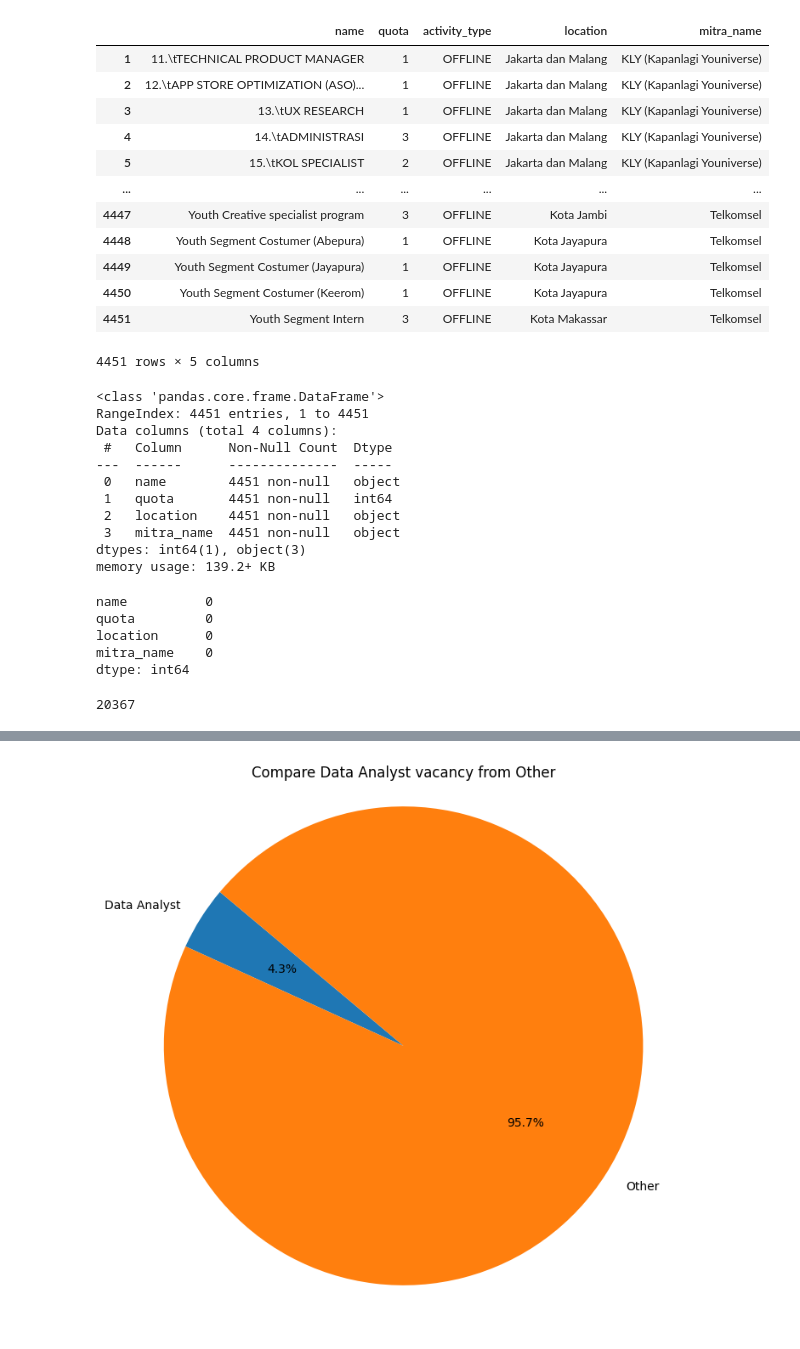
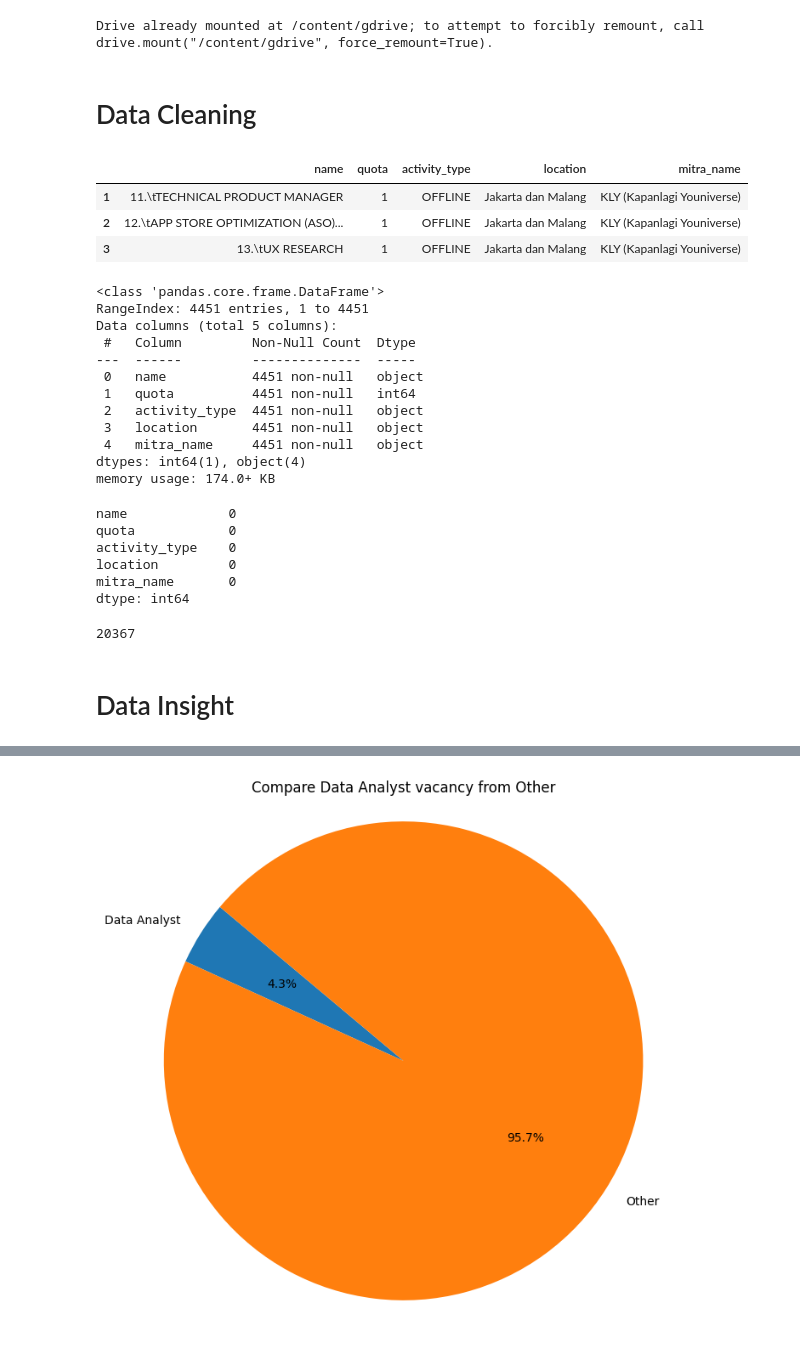
Before and after one commit to MuhammadJundullah/Data-Analysis, a Jupyter notebook: MSIB Vacancy Analysis/Mitra_MSIB_Analytics.ipynb, the cells around one changed output, grey strips where cells are left out. Saved outputs shown, nothing was run; the diff lists cells and outputs as text; code cells hidden in the pictures.

```diff
--- a/MSIB Vacancy Analysis/Mitra_MSIB_Analytics.ipynb
+++ b/MSIB Vacancy Analysis/Mitra_MSIB_Analytics.ipynb
@@ -3,43 +3,45 @@
+# %%
+import pandas as pd
+from google.colab import drive
+drive.mount("/content/gdrive")
+import warnings
+warnings.filterwarnings("ignore")
+# %% [output]
+Drive already mounted at /content/gdrive; to attempt to forcibly remount, call drive.mount("/content/gdrive", force_remount=True).
+# %% [markdown]
+# Data Cleaning
 # %%
-import pandas as pd
-df = pd.read_excel('/content/PIVOT MSIB Batch 6 List 25112023 06.30.xlsx', sheet_name='raw data')
+df = pd.read_excel('/content/gdrive/MyDrive/Colab Notebooks/MSIB Vacancy_Dataset/PIVOT MSIB Batch 6 List 25112023 06.30.xlsx', sheet_name='raw data')
 df = df.drop(df.index[0])
-df
+df.head(3)
 # %% [output]
 |  | name | quota | activity_type | location | mitra_name |
 | 1 | 11.\tTECHNICAL PRODUCT MANAGER | 1 | OFFLINE | Jakarta dan Malang | KLY (Kapanlagi Youniverse) |
 | 2 | 12.\tAPP STORE OPTIMIZATION (ASO)... | 1 | OFFLINE | Jakarta dan Malang | KLY (Kapanlagi Youniverse) |
 | 3 | 13.\tUX RESEARCH | 1 | OFFLINE | Jakarta dan Malang | KLY (Kapanlagi Youniverse) |
-| 4 | 14.\tADMINISTRASI | 3 | OFFLINE | Jakarta dan Malang | KLY (Kapanlagi Youniverse) |
-| 5 | 15.\tKOL SPECIALIST | 2 | OFFLINE | Jakarta dan Malang | KLY (Kapanlagi Youniverse) |
-| ... | ... | ... | ... | ... | ... |
-| 4447 | Youth Creative specialist program | 3 | OFFLINE | Kota Jambi | Telkomsel |
-| 4448 | Youth Segment Costumer (Abepura) | 1 | OFFLINE | Kota Jayapura | Telkomsel |
-| 4449 | Youth Segment Costumer (Jayapura) | 1 | OFFLINE | Kota Jayapura | Telkomsel |
-| 4450 | Youth Segment Costumer (Keerom) | 1 | OFFLINE | Kota Jayapura | Telkomsel |
-| 4451 | Youth Segment Intern | 3 | OFFLINE | Kota Makassar | Telkomsel |
-4451 rows × 5 columns
 # %%
 df.info()
 # %% [output]
 <class 'pandas.core.frame.DataFrame'>
 RangeIndex: 4451 entries, 1 to 4451
-Data columns (total 4 columns):
- #   Column      Non-Null Count  Dtype
----  ------      --------------  -----
- 0   name        4451 non-null   object
- 1   quota       4451 non-null   int64
- 2   location    4451 non-null   object
- 3   mitra_name  4451 non-null   object
-dtypes: int64(1), object(3)
-memory usage: 139.2+ KB
+Data columns (total 5 columns):
+ #   Column         Non-Null Count  Dtype
+---  ------         --------------  -----
+ 0   name           4451 non-null   object
+ 1   quota          4451 non-null   int64
+ 2   activity_type  4451 non-null   object
+ 3   location       4451 non-null   object
+ 4   mitra_name     4451 non-null   object
+dtypes: int64(1), object(4)
+memory usage: 174.0+ KB
 # %%
 df.isna().sum()
 # %% [output]
-name          0
-quota         0
-location      0
-mitra_name    0
+name             0
+quota            0
+activity_type    0
+location         0
+mitra_name       0
 dtype: int64
 # %%
 df['quota'].sum()
@@ -47,6 +49,8 @@ df['quota'].sum()
 20367
 # %%
 df.drop(columns=['activity_type'], inplace=True)
+# %% [markdown]
+# Data Insight
 # %%
 import matplotlib.pyplot as plt
 import seaborn as sns
```
Also changed, not shown: parts of 8 cells of this notebook.
